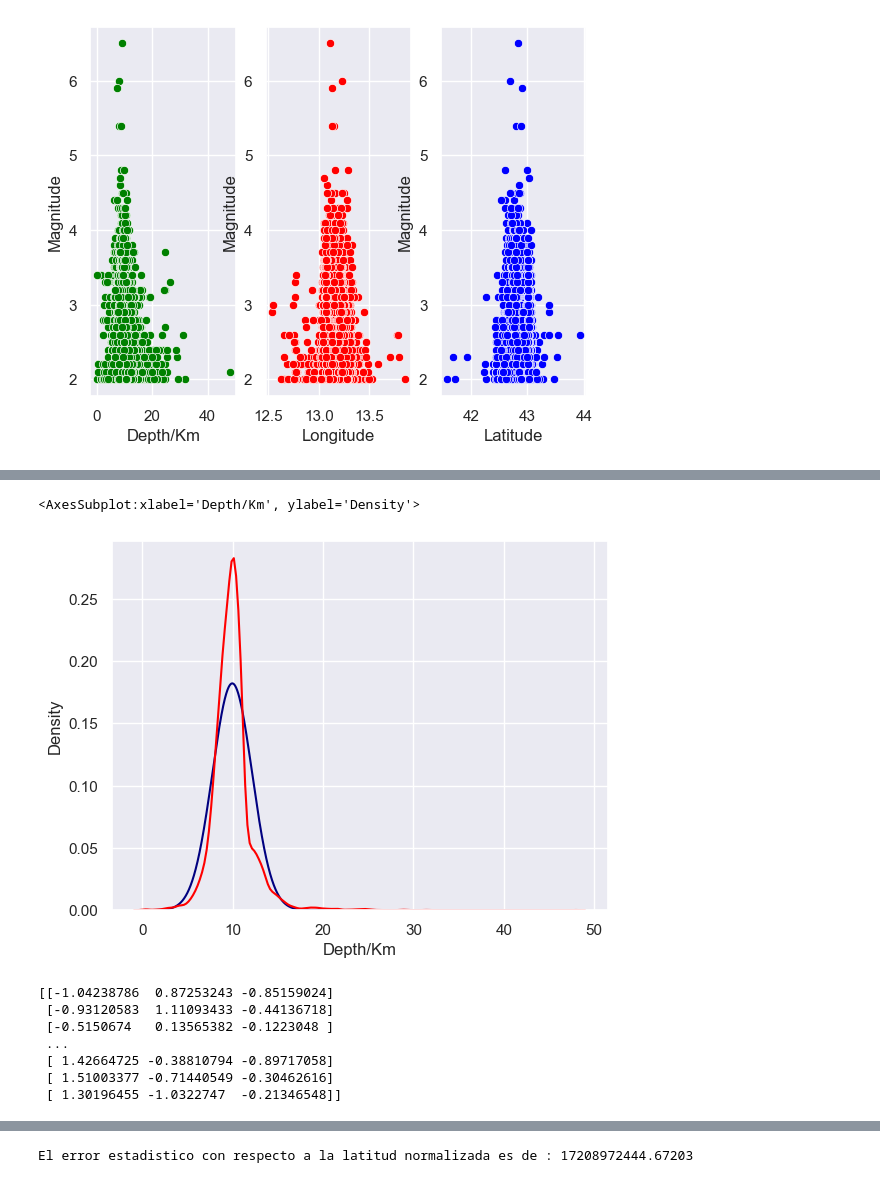
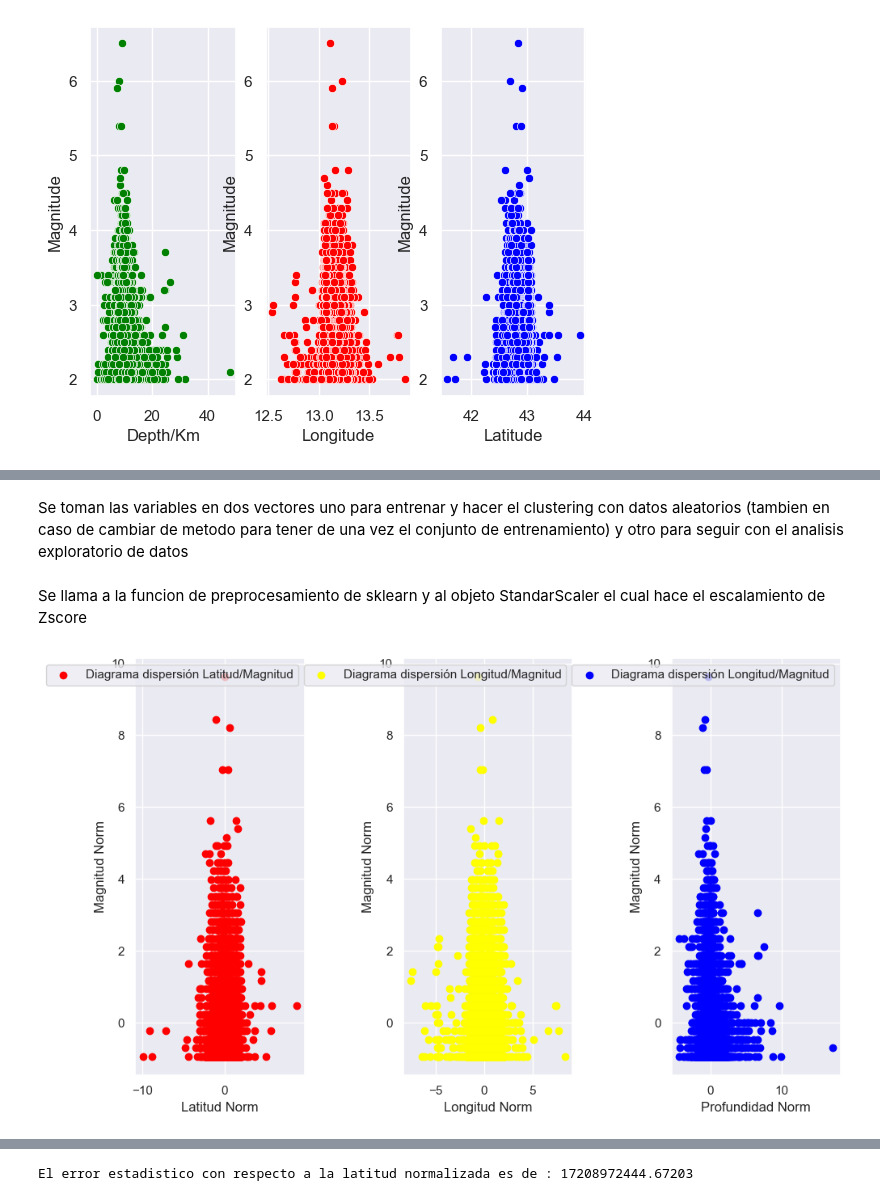
Before and after one commit to MrBloom911/SismicOperations, a Jupyter notebook: ProyectoComp.ipynb, the cells around one changed output, grey strips where cells are left out. Drawn from its saved outputs; the diff is of its cells as text; code cells hidden in the pictures.

```diff
--- a/ProyectoComp.ipynb
+++ b/ProyectoComp.ipynb
@@ -111,17 +96,3 @@ sns.scatterplot(data=df,x='LatitudeNorm',y='MagnitudeNorm',ax=axes[2],color='blu
-# %%
-def AproxGra(dfa,col,dists):
-    dist=dists
-    paradist= dist.fit(data=dfa[col])
-    xd=np.linspace(dfa[col].min(),dfa[col].max(),len(dfa))
-    yd=dist.pdf(xd,*paradist)
-    return xd, yd, paradist
-
-xDepth,yDepth,pDepth = AproxGra(df,'Depth/Km',stats.t)
-xLon,yLon,pLon = AproxGra(df,'Longitude',stats.t)
-xLat,yLat,pLat = AproxGra(df,'Longitude',stats.t)
-plt.plot(xDepth,yDepth,label='energias 6-12',color='navy')
-sns.kdeplot(data=df, x='Depth/Km', label='original data', color='red')
-# %% [output]
-<AxesSubplot:xlabel='Depth/Km', ylabel='Density'>
-[figure, removed]
+# %% [markdown]
+Se toman las variables en dos vectores uno para entrenar y hacer el clustering con datos aleatorios (tambien en caso de cambiar de metodo para tener de una vez el conjunto de entrenamiento) y otro para seguir con el analisis exploratorio de datos
 # %%
@@ -130,18 +103,39 @@ XN=df.iloc[:,[1,2,3]]
 Y=df.iloc[:,[4]]
+# %% [markdown]
+Se llama a la funcion de preprocesamiento de sklearn y al objeto StandarScaler el cual hace el escalamiento de Zscore
 # %%
 from sklearn.preprocessing import StandardScaler
+#se inicializa el escalador y se ajustanlos datos de entrada
 ScalerP=StandardScaler().fit(XN)
+#se ejecuta el escalado sobre los datos de entrada
 X_scaled=ScalerP.transform(XN)
-print(X_scaled)
+# se retorna un vector con los valores escalados
-# %% [output]
-[[-1.04238786  0.87253243 -0.85159024]
- [-0.93120583  1.11093433 -0.44136718]
- [-0.5150674   0.13565382 -0.1223048 ]
- ...
- [ 1.42664725 -0.38810794 -0.89717058]
- [ 1.51003377 -0.71440549 -0.30462616]
- [ 1.30196455 -1.0322747  -0.21346548]]
 # %%
+#se realizan diagramas de dispersión con respecto a la magnitud de las variables normalizadas (la magnitud tambien esta normalizada)
 x_transformedLat = X_scaled[:, 0]
 x_transformedLon = X_scaled[:, 1]
 x_transformedDepth = X_scaled[:, 2]
+x_transformedMag = X_scaled[:, 3]
+
+figsca, axsca = plt.subplots(nrows=1,ncols=3, figsize=(10,6))
+
+axsca[0].scatter(x_transformedLat, x_transformedMag , label='Diagrama dispersión Latitud/Magnitud' ,color='red')
+axsca[0].set_xlabel('Latitud Norm')
+axsca[0].set_ylabel('Magnitud Norm')
+axsca[0].legend()
+
+axsca[1].scatter(x_transformedLon, x_transformedMag , label='Diagrama dispersión Longitud/Magnitud',color='yellow')
+axsca[1].set_xlabel('Longitud Norm')
+axsca[1].set_ylabel('Magnitud Norm')
+axsca[1].legend()
+
+axsca[2].scatter(x_transformedDepth, x_transformedMag , label='Diagrama dispersión Longitud/Magnitud',color='blue')
+axsca[2].set_xlabel('Profundidad Norm')
+axsca[2].set_ylabel('Magnitud Norm')
+axsca[2].legend()
+
+figsca.tight_layout()
+plt.savefig('figsca.png')
+plt.show()
+# %% [output]
+[figure, added]
```
Also changed, not shown: parts of 35 cells of this notebook, 3 other files.
